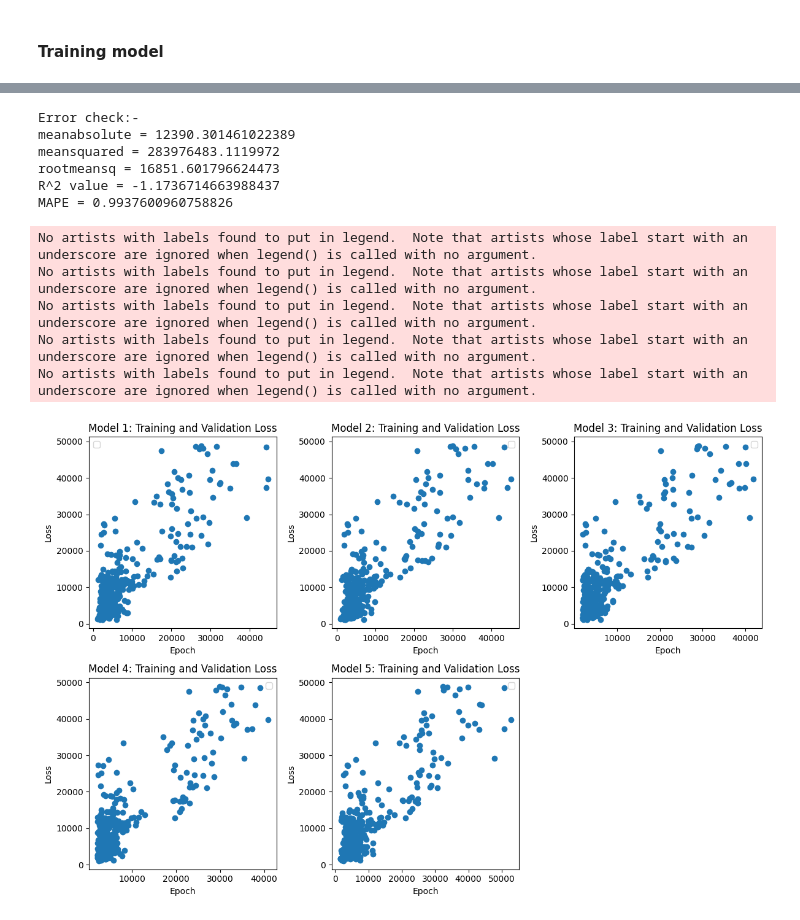
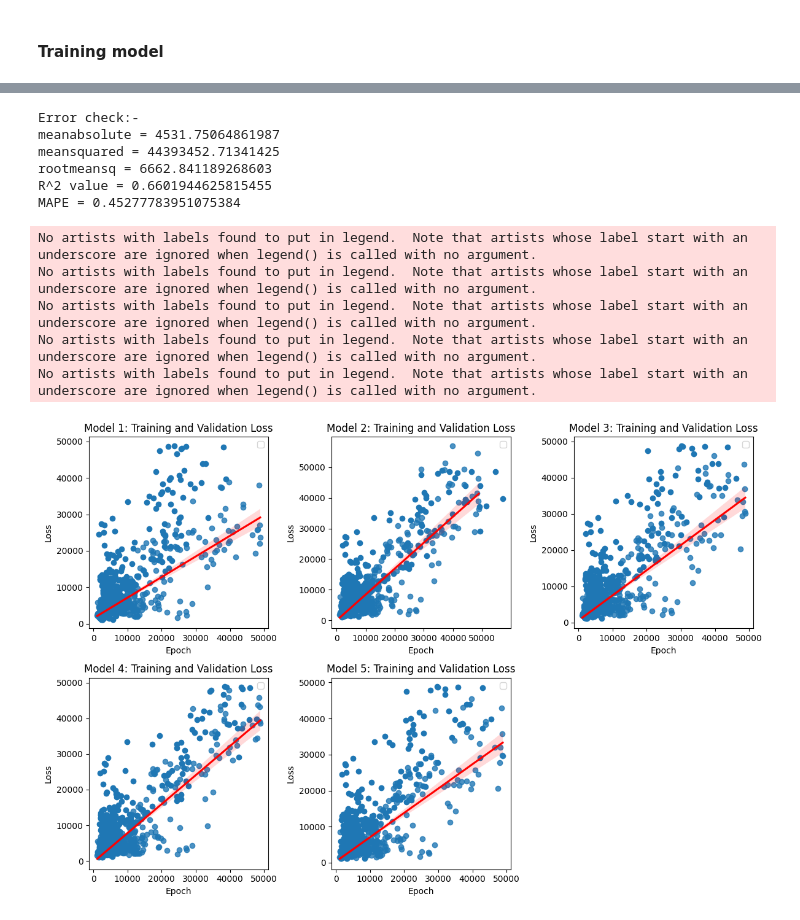
Before and after one commit to aiyyra/ML_GA, a Jupyter notebook: insuranceNN.ipynb, the cells around one changed output, grey strips where cells are left out. Saved outputs shown, nothing was run; the diff lists cells and outputs as text; code cells hidden in the pictures.

Commit message:
new updated on neural network
mainly increasing the numbers of node as it increase r2 value and note affecting mape

```diff
--- a/insuranceNN.ipynb
+++ b/insuranceNN.ipynb
@@ -169,9 +169,9 @@ X_train_scaled, X_test_scaled = scale_datasets(X_train,X_test)
 # Model with (15,15,1) where 15 input node and 1 output
 # 1 hidden layer with 15 nodes
 model1 = Sequential()
-model1.add(Dense(15, activation='relu', input_shape=(11,)))
+model1.add(Dense(30, activation='relu', input_shape=(11,)))
 model1.add(Dropout(0.3))
-model1.add(Dense(15, activation='relu'))
+model1.add(Dense(45, activation='relu'))
 model1.add(Dropout(0.3))
 model1.add(Dense(1, activation='linear'))
 
@@ -179,21 +179,25 @@ model1.add(Dense(1, activation='linear'))
 # Model with (30,30,1) where 30 input node and 1 output
 # 1 hidden layer with 30 nodes
 model2 = Sequential()
-model2.add(Dense(30, activation='relu', input_shape=(11,)))
+model2.add(Dense(90, activation='relu', input_shape=(11,)))
 model2.add(Dropout(0.3))
-model2.add(Dense(30, activation='relu'))
+model2.add(Dense(90, activation='relu'))
 model2.add(Dropout(0.3))
+model2.add(Dense(90, activation='relu'))
+model2.add(Dense(90, activation='relu'))
+
+# model2.add(Dropout(0.3))
 model2.add(Dense(1, activation='linear'))
 
 
 # Model with (15,15,15,1) where 15 input node and 1 output
 # 2 hidden layer with 15 and 15 nodes
 model3 = Sequential()
-model3.add(Dense(15, activation='relu', input_shape=(11,)))
+model3.add(Dense(75, activation='relu', input_shape=(11,)))
 model3.add(Dropout(0.3))
-model3.add(Dense(15, activation='relu'))
+model3.add(Dense(90, activation='relu'))
 model3.add(Dropout(0.3))
-model3.add(Dense(15, activation='relu'))
+model3.add(Dense(120, activation='relu'))
 model3.add(Dropout(0.3))
 model3.add(Dense(1, activation='linear'))
 
@@ -201,23 +205,27 @@ model3.add(Dense(1, activation='linear'))
 # Model with (15,30,45,1) where 15 input node and 1 output
 # 2 hidden layer with 30 and 45 nodes
 model4 = Sequential()
-model4.add(Dense(15, activation='relu', input_shape=(11,)))
+model4.add(Dense(200, activation='relu', input_shape=(11,)))
 model4.add(Dropout(0.3))
-model4.add(Dense(30, activation='relu'))
-model4.add(Dropout(0.3))
-model4.add(Dense(45, activation='relu'))
-model4.add(Dropout(0.3))
+model4.add(Dense(200, activation='relu'))
+model4.add(Dropout(0.4))
+model4.add(Dense(200, activation='relu'))
+model4.add(Dropout(0.4))
+
+model4.add(Dense(200, activation='relu'))
+
+# model2.add(Dropout(0.3))
 model4.add(Dense(1, activation='linear'))
 
 
 # Model with (45,30,15,1) where 45 input node and 1 output
 # 2 hidden layer with 30 and 15 nodes
 model5 = Sequential()
-model5.add(Dense(45, activation='relu', input_shape=(11,)))
+model5.add(Dense(120, activation='relu', input_shape=(11,)))
 model5.add(Dropout(0.3))
-model5.add(Dense(30, activation='relu'))
+model5.add(Dense(90, activation='relu'))
 model5.add(Dropout(0.3))
-model5.add(Dense(15, activation='relu'))
+model5.add(Dense(75, activation='relu'))
 model5.add(Dropout(0.3))
 model5.add(Dense(1, activation='linear'))
 # %%
@@ -238,7 +246,7 @@ modelList = [model1, model2, model3, model4, model5]
 #### Training model
 # %%
 MAPE = MeanAbsolutePercentageError()
-learning_rate =0.08
+learning_rate =0.01
 histories = []
 predictions = []
 for i, model in enumerate(modelList):
@@ -303,28 +308,29 @@ print('Error check:- \nmeanabsolute = {0}\nmeansquared = {1}\nrootmeansq = {2}\n
                                                                      ))
 # %% [output]
 Error check:-
-meanabsolute = 12390.301461022389
-meansquared = 283976483.1119972
-rootmeansq = 16851.601796624473
-R^2 value = -1.1736714663988437
-MAPE = 0.9937600960758826
+meanabsolute = 4531.75064861987
+meansquared = 44393452.71341425
+rootmeansq = 6662.841189268603
+R^2 value = 0.6601944625815455
+MAPE = 0.45277783951075384
 # %%
 plt.figure(figsize=(12, 8))
 for i, prediction in enumerate(predictions):
     plt.subplot(2, 3, i+1)
     plt.scatter(prediction,y_test)
     # plt.scatter(y_test, label='target')
+    sns.regplot(x=y_test,y=prediction,line_kws={'color':'r'})
     plt.title('Model {}: Training and Validation Loss'.format(i+1))
     plt.xlabel('Epoch')
     plt.ylabel('Loss')
     plt.legend()
 
 plt.tight_layout()
 plt.show()
 # %% [output]
 No artists with labels found to put in legend.  Note that artists whose label start with an underscore are ignored when legend() is called with no argument.
 No artists with labels found to put in legend.  Note that artists whose label start with an underscore are ignored when legend() is called with no argument.
 No artists with labels found to put in legend.  Note that artists whose label start with an underscore are ignored when legend() is called with no argument.
 No artists with labels found to put in legend.  Note that artists whose label start with an underscore are ignored when legend() is called with no argument.
 No artists with labels found to put in legend.  Note that artists whose label start with an underscore are ignored when legend() is called with no argument.
-[figure, old version]
+[figure, new version]
```
Also changed, not shown: parts of 6 cells of this notebook.
